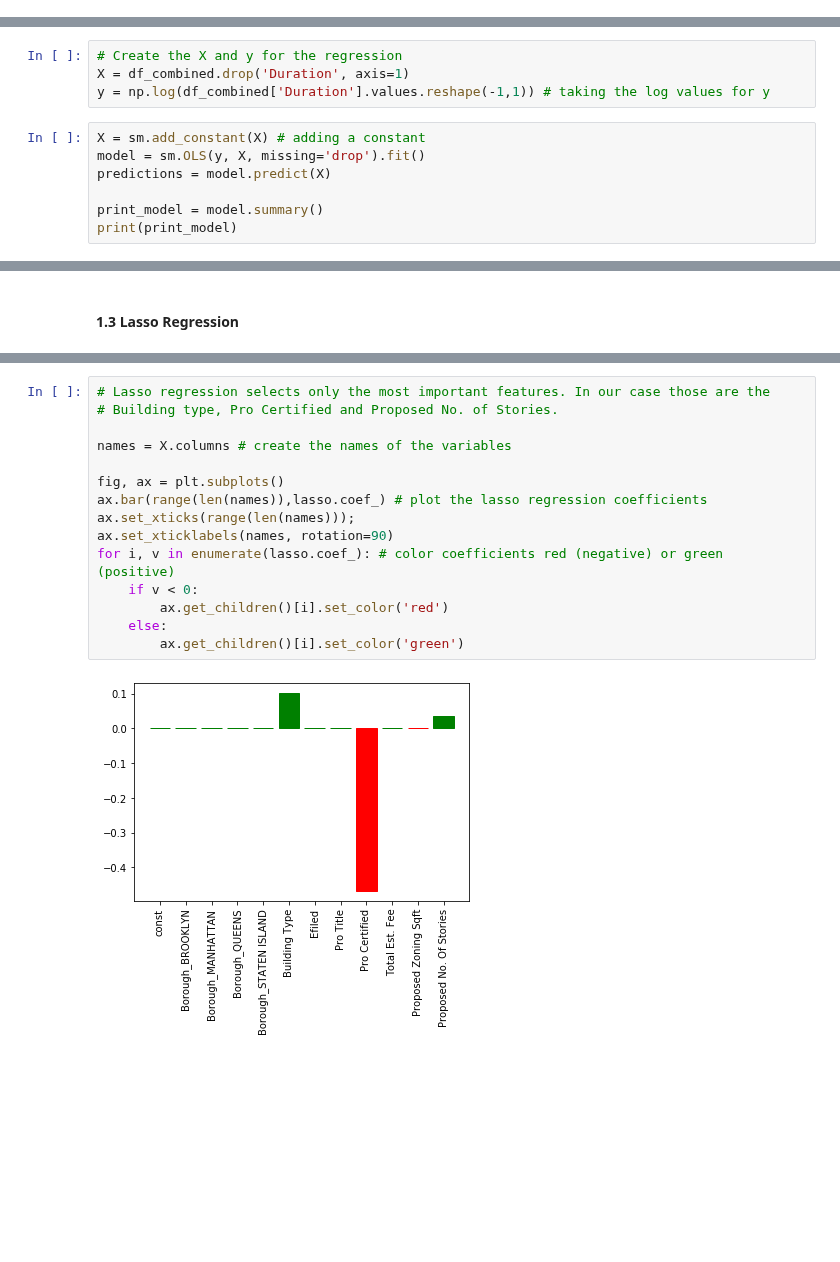
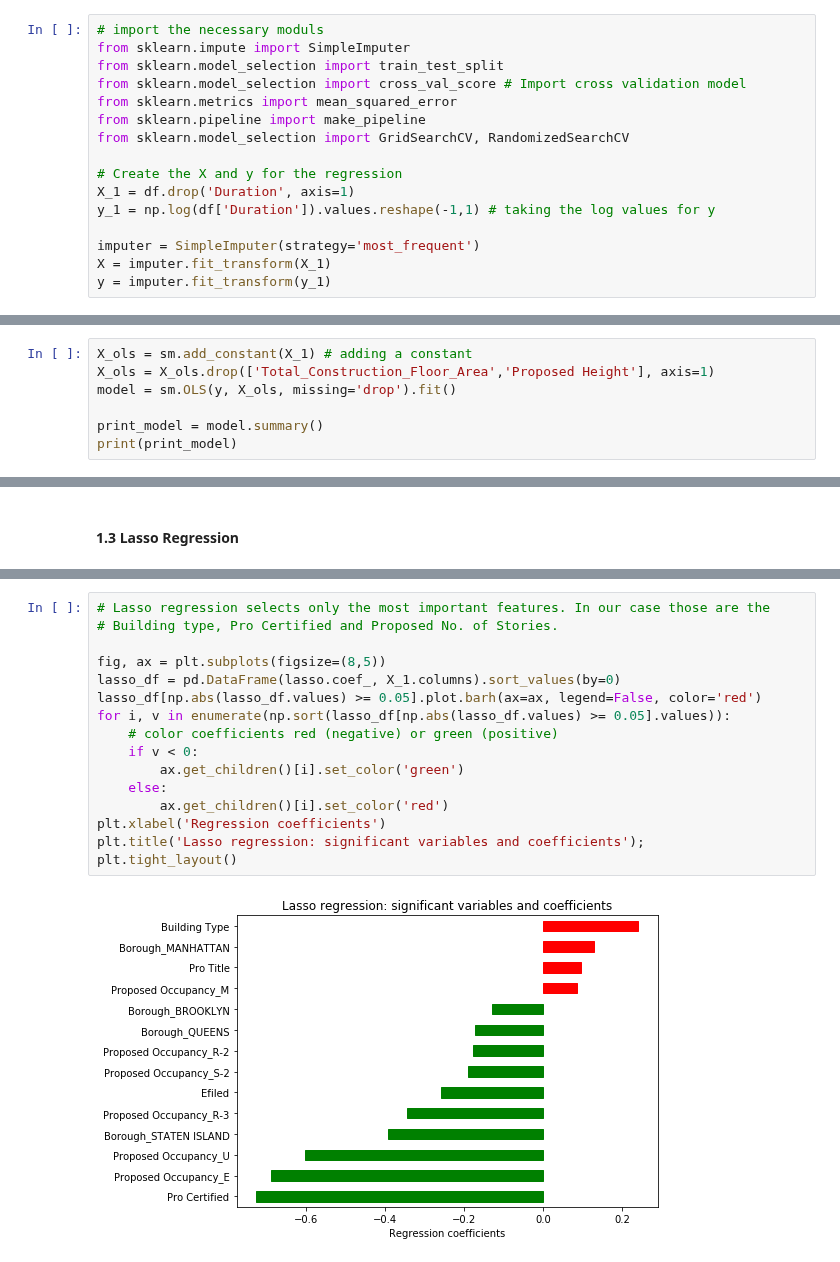
Before and after one commit to anoushavan/Capstone_1, a Jupyter notebook: code/Capstone_1_ML_analysis.ipynb, the cells around one changed output, grey strips where cells are left out. Saved outputs shown, nothing was run; the diff lists cells and outputs as text; blank space fills up the shorter version.

```diff
--- a/code/Capstone_1_ML_analysis.ipynb
+++ b/code/Capstone_1_ML_analysis.ipynb
@@ -93,15 +120,27 @@ The mean duration is 210.5 days
+# %%
+# import the necessary moduls
+from sklearn.impute import SimpleImputer
+from sklearn.model_selection import train_test_split
+from sklearn.model_selection import cross_val_score # Import cross validation model
+from sklearn.metrics import mean_squared_error
+from sklearn.pipeline import make_pipeline
+from sklearn.model_selection import GridSearchCV, RandomizedSearchCV
+
+# Create the X and y for the regression
+X_1 = df.drop('Duration', axis=1)
+y_1 = np.log(df['Duration']).values.reshape(-1,1) # taking the log values for y
+
+imputer = SimpleImputer(strategy='most_frequent')
+X = imputer.fit_transform(X_1)
+y = imputer.fit_transform(y_1)
 # %% [markdown]
 #### 1.1 Linear Regression - OLS (StatsModel)
 # %%
 import statsmodels.api as sm
-# %%
-# Create the X and y for the regression
-X = df_combined.drop('Duration', axis=1)
-y = np.log(df_combined['Duration'].values.reshape(-1,1)) # taking the log values for y
 # %%
-X = sm.add_constant(X) # adding a constant
-model = sm.OLS(y, X, missing='drop').fit()
-predictions = model.predict(X)
+X_ols = sm.add_constant(X_1) # adding a constant
+X_ols = X_ols.drop(['Total_Construction_Floor_Area','Proposed Height'], axis=1)
+model = sm.OLS(y, X_ols, missing='drop').fit()
 
 print_model = model.summary()
 print(print_model)
@@ -198,19 +238,20 @@ R squared for the lasso regression is 0.26
 # %%
 # Lasso regression selects only the most important features. In our case those are the
 # Building type, Pro Certified and Proposed No. of Stories.
 
-names = X.columns # create the names of the variables
-
-fig, ax = plt.subplots()
-ax.bar(range(len(names)),lasso.coef_) # plot the lasso regression coefficients
-ax.set_xticks(range(len(names)));
-ax.set_xticklabels(names, rotation=90)
-for i, v in enumerate(lasso.coef_): # color coefficients red (negative) or green (positive)
+fig, ax = plt.subplots(figsize=(8,5))
+lasso_df = pd.DataFrame(lasso.coef_, X_1.columns).sort_values(by=0)
+lasso_df[np.abs(lasso_df.values) >= 0.05].plot.barh(ax=ax, legend=False, color='red')
+for i, v in enumerate(np.sort(lasso_df[np.abs(lasso_df.values) >= 0.05].values)):
+    # color coefficients red (negative) or green (positive)
     if v < 0:
+        ax.get_children()[i].set_color('green')
+    else:
         ax.get_children()[i].set_color('red')
-    else:
-        ax.get_children()[i].set_color('green')
+plt.xlabel('Regression coefficients')
+plt.title('Lasso regression: significant variables and coefficients');
+plt.tight_layout()
 # %% [output]
-[figure, old version]
+[figure, new version]
 # %% [markdown]
 * Lasso model is Helpful for feature selection. Identifies the most important variables.
```
Also changed, not shown: parts of 32 cells of this notebook, 1 other file.
